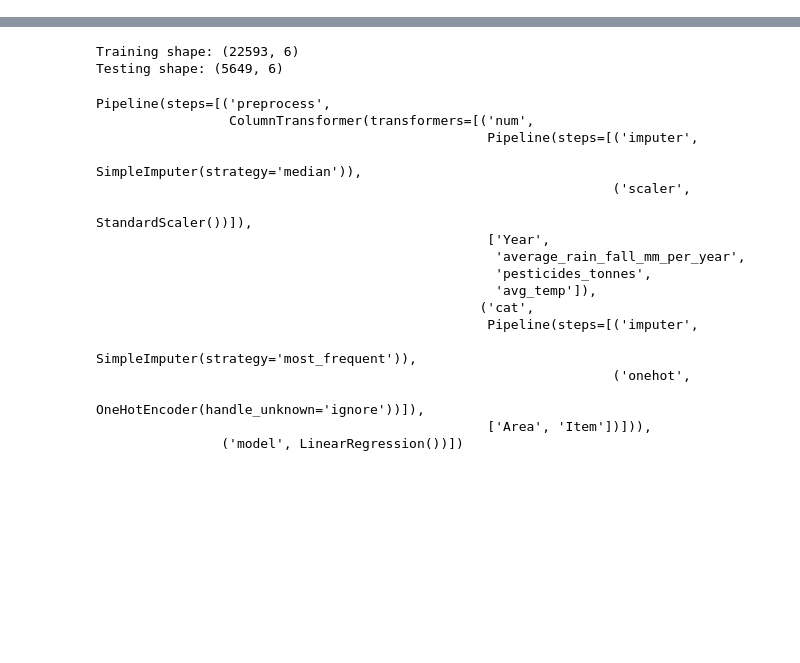
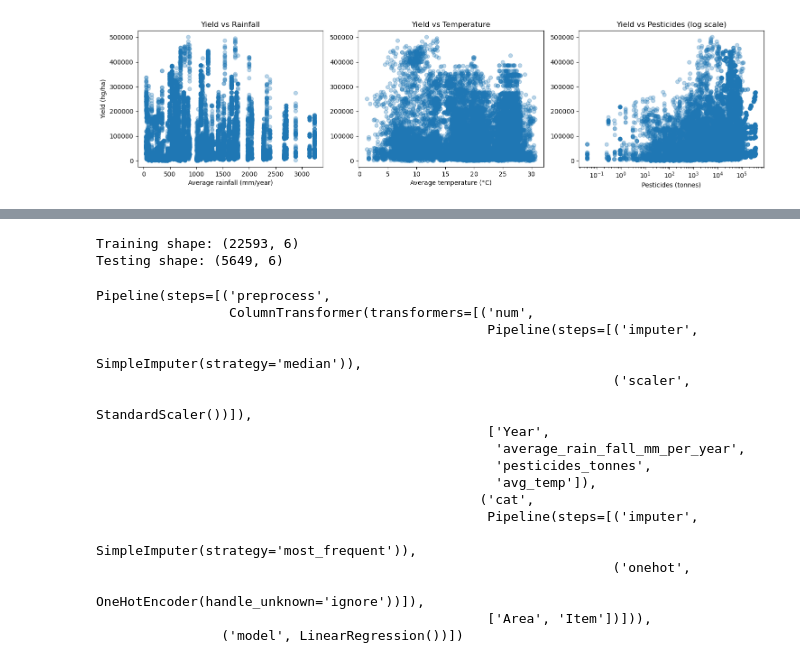
Before and after one commit to Babandeep16/CropYieldPrediction, a Jupyter notebook: notebooks/01_EDA_preprocessing.ipynb, the cells around one changed output, grey strips where cells are left out. Cells and saved outputs as stored; diff of their text form; code cells hidden in the pictures; blank space fills up the shorter version.

```diff
--- a/notebooks/01_EDA_preprocessing.ipynb
+++ b/notebooks/01_EDA_preprocessing.ipynb
@@ -18,0 +96,22 @@ num_imputer = SimpleImputer(strategy="median")
+# %%
+# Scatter plots: yield vs key drivers
+fig, axes = plt.subplots(1, 3, figsize=(15,4))
+
+axes[0].scatter(df["average_rain_fall_mm_per_year"], df["hg/ha_yield"], alpha=0.3)
+axes[0].set_xlabel("Average rainfall (mm/year)")
+axes[0].set_ylabel("Yield (hg/ha)")
+axes[0].set_title("Yield vs Rainfall")
+
+axes[1].scatter(df["avg_temp"], df["hg/ha_yield"], alpha=0.3)
+axes[1].set_xlabel("Average temperature (°C)")
+axes[1].set_title("Yield vs Temperature")
+
+axes[2].scatter(df["pesticides_tonnes"], df["hg/ha_yield"], alpha=0.3)
+axes[2].set_xlabel("Pesticides (tonnes)")
+axes[2].set_xscale("log")
+axes[2].set_title("Yield vs Pesticides (log scale)")
+
+plt.tight_layout()
+plt.show()
+# %% [output]
+[figure, added]
```
Also changed, not shown: parts of 12 cells of this notebook, 1 other file.
